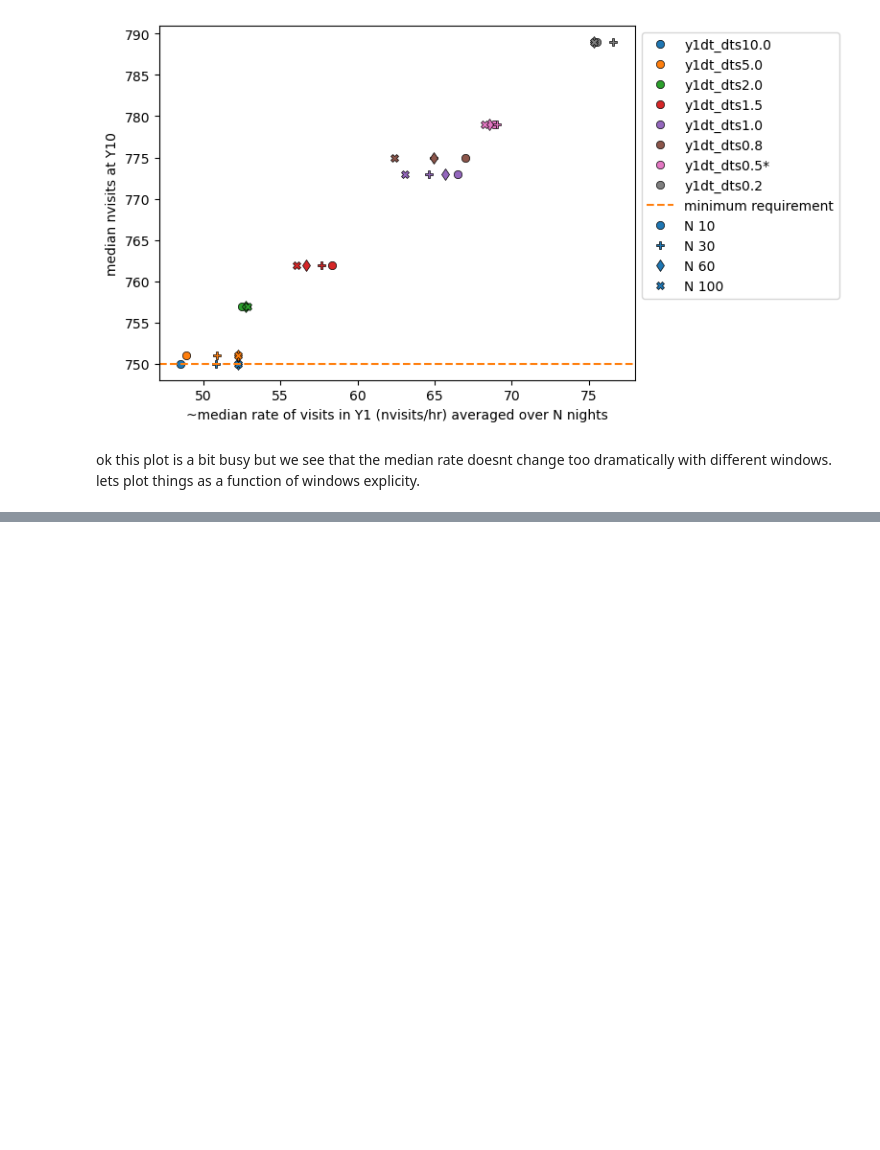
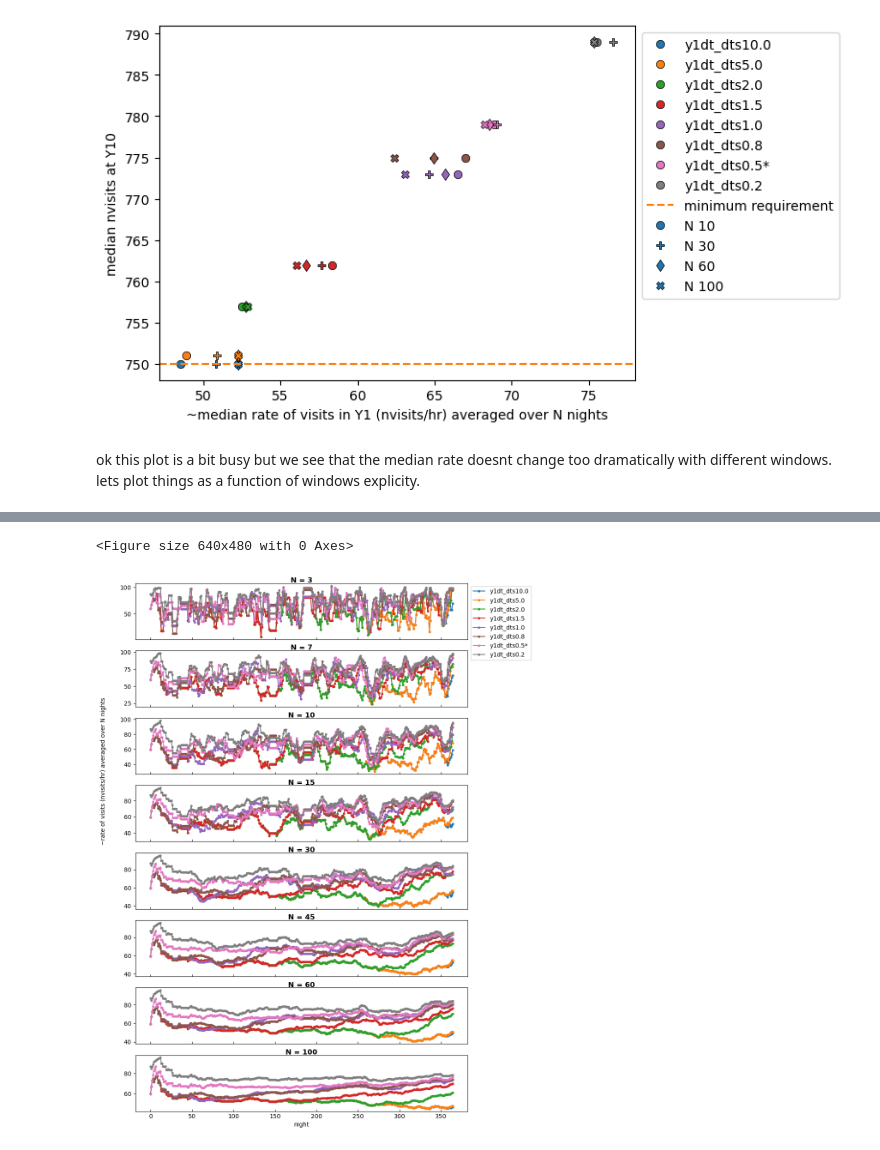
Before and after one commit to lsst-pst/survey_strategy, a Jupyter notebook: fbs_4.1/v4.1_y1dt.ipynb, the cells around one changed output, grey strips where cells are left out. Drawn from its saved outputs; the diff is of its cells as text; code cells hidden in the pictures; blank space fills up the shorter version.

```diff
--- a/fbs_4.1/v4.1_y1dt.ipynb
+++ b/fbs_4.1/v4.1_y1dt.ipynb
@@ -348,0 +400,25 @@ given that we dont have any sims that dont meet the Y10 requirements, its a bit
+# %%
+plt.clf()
+fig, axes = plt.subplots(nwindows, 1)
+plt.subplots_adjust(hspace=0.2)
+
+for wi, window_size in enumerate(data_for_box):
+    for i, db in enumerate(fnovs.index):
+        axes[wi].plot(data_for_box[window_size][i], '.-', label=db)
+        if i == 0:
+            axes[wi].set_title(f'N = {window_size}', fontweight='bold', y=0.95)
+        if wi != nwindows-1:
+            axes[wi].set_xticklabels([])
+
+for k in range(nwindows):
+    axes[k].tick_params(axis="x", direction="in")
+axes[-1].set_xlabel('night')
+axes[0].legend(bbox_to_anchor=(1,1))
+fig.text(0.05, 0.5, f'~rate of visits (nvisits/hr) averaged over N nights', ha='center', rotation='vertical')
+fig.set_size_inches(10, nwindows*2)
+plt.show()
+
+plt.show()
+# %% [output]
+<Figure size 640x480 with 0 Axes>
+[figure, added]
```
Also changed, not shown: parts of 21 cells of this notebook.
